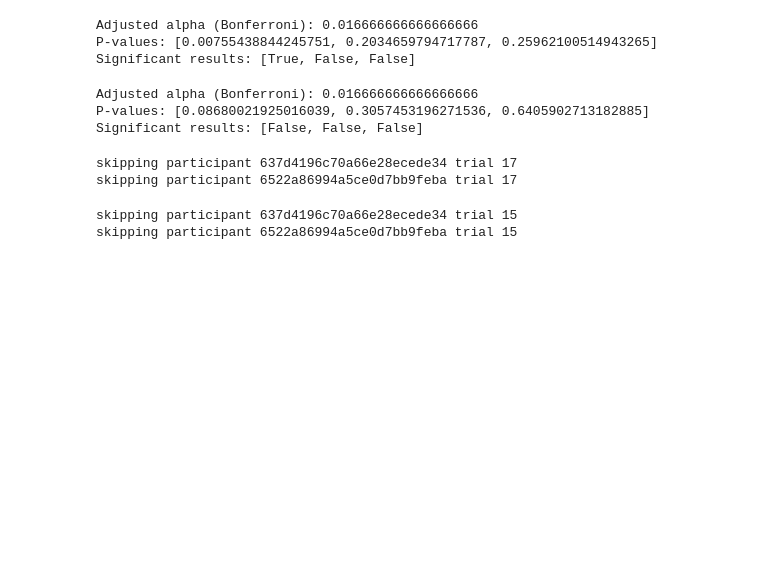
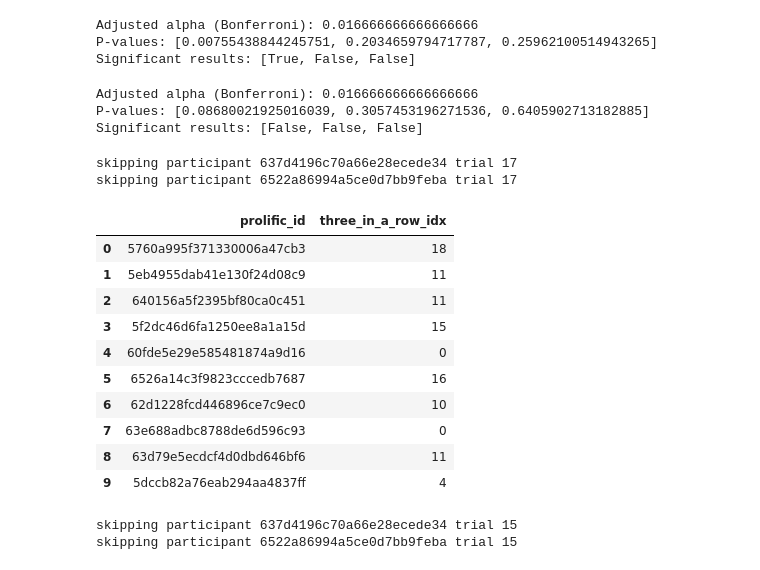
Before and after one commit to cairo-robotics/llm-multimodal-drone-feedback, a Jupyter notebook: analysis/analysis_brainstorm.ipynb, the cells around one changed output. Cells and saved outputs as stored; diff of their text form; code cells hidden in the pictures; blank space fills up the shorter version.

```diff
--- a/analysis/analysis_brainstorm.ipynb
+++ b/analysis/analysis_brainstorm.ipynb
@@ -12,9 +12,9 @@ import scipy.stats as stats
 
 import utils # offload data processing into .py file
 # %%
-#data_dir = 'C:/Users/Emily Jensen/OneDrive - UCB-O365/Drone Feedback Data/data/'
+data_dir = 'C:/Users/Emily Jensen/OneDrive - UCB-O365/Drone Feedback Data/data/'
 
-data_dir = '/Users/emilyjensen/Library/CloudStorage/OneDrive-UCB-O365/Drone Feedback Data/data/'
+# data_dir = '/Users/emilyjensen/Library/CloudStorage/OneDrive-UCB-O365/Drone Feedback Data/data/'
 # %% [markdown]
 Open all of the relevant data files/directories
 
@@ -931,6 +952,20 @@ for i in range(len(part_file)):
 # %% [output]
 skipping participant 637d4196c70a66e28ecede34 trial 17
 skipping participant 6522a86994a5ce0d7bb9feba trial 17
+# %%
+part_file[['prolific_id', 'three_in_a_row_idx']].head(10)
+# %% [output]
+|  | prolific_id | three_in_a_row_idx |
+| 0 | 5760a995f371330006a47cb3 | 18 |
+| 1 | 5eb4955dab41e130f24d08c9 | 11 |
+| 2 | 640156a5f2395bf80ca0c451 | 11 |
+| 3 | 5f2dc46d6fa1250ee8a1a15d | 15 |
+| 4 | 60fde5e29e585481874a9d16 | 0 |
+| 5 | 6526a14c3f9823cccedb7687 | 16 |
+| 6 | 62d1228fcd446896ce7c9ec0 | 10 |
+| 7 | 63e688adbc8788de6d596c93 | 0 |
+| 8 | 63d79e5ecdcf4d0dbd646bf6 | 11 |
+| 9 | 5dccb82a76eab294aa4837ff | 4 |
 # %%
 part_file['five_in_a_row_idx'] = 0
 n_trials = 20
```
Also changed, not shown: parts of 14 cells of this notebook.
